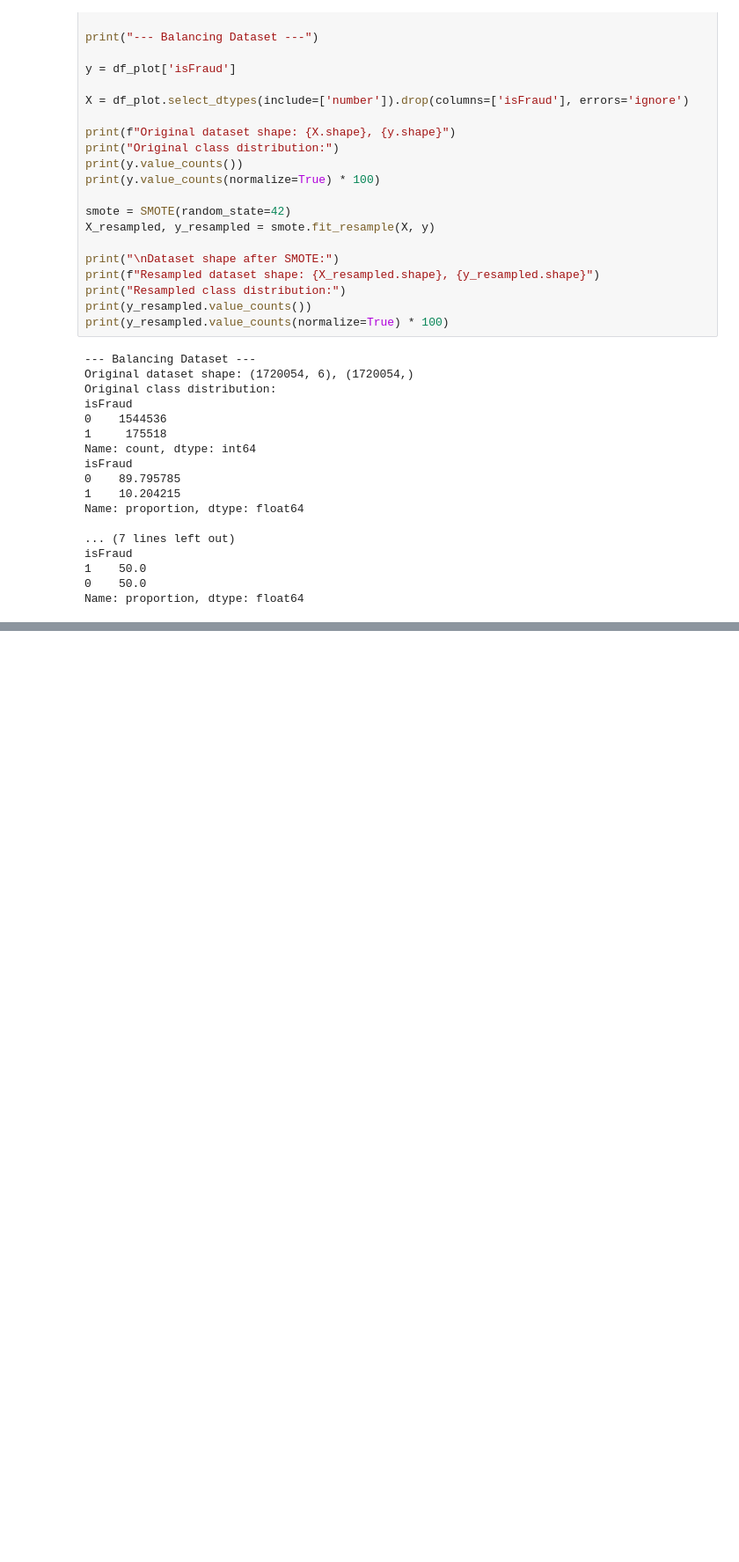
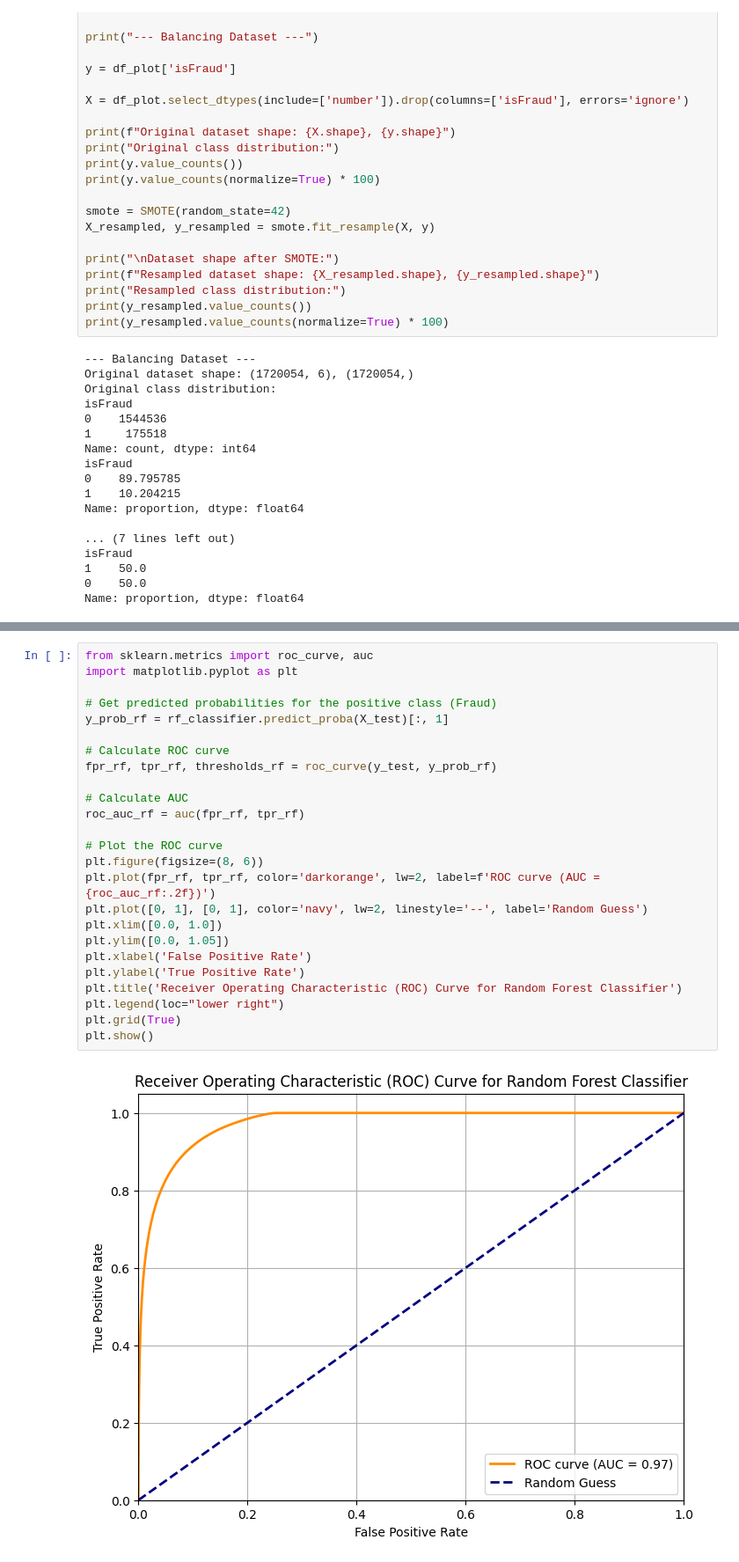
Before and after one commit to Bishwaprotapi/synthetic_mobile_money_transaction, a Jupyter notebook: synthetic_mobile_money_transaction_dataset..ipynb, the cells around one changed output, grey strips where cells are left out. Shown at 88% size. Cells and saved outputs as stored; diff of their text form; blank space fills up the shorter version.

```diff
--- a/synthetic_mobile_money_transaction_dataset..ipynb
+++ b/synthetic_mobile_money_transaction_dataset..ipynb
@@ -718,0 +862,27 @@ Name: proportion, dtype: float64
+# %%
+from sklearn.metrics import roc_curve, auc
+import matplotlib.pyplot as plt
+
+# Get predicted probabilities for the positive class (Fraud)
+y_prob_rf = rf_classifier.predict_proba(X_test)[:, 1]
+
+# Calculate ROC curve
+fpr_rf, tpr_rf, thresholds_rf = roc_curve(y_test, y_prob_rf)
+
+# Calculate AUC
+roc_auc_rf = auc(fpr_rf, tpr_rf)
+
+# Plot the ROC curve
+plt.figure(figsize=(8, 6))
+plt.plot(fpr_rf, tpr_rf, color='darkorange', lw=2, label=f'ROC curve (AUC = {roc_auc_rf:.2f})')
+plt.plot([0, 1], [0, 1], color='navy', lw=2, linestyle='--', label='Random Guess')
+plt.xlim([0.0, 1.0])
+plt.ylim([0.0, 1.05])
+plt.xlabel('False Positive Rate')
+plt.ylabel('True Positive Rate')
+plt.title('Receiver Operating Characteristic (ROC) Curve for Random Forest Classifier')
+plt.legend(loc="lower right")
+plt.grid(True)
+plt.show()
+# %% [output]
+[figure, added]
```
Also changed, not shown: parts of 34 cells of this notebook.
